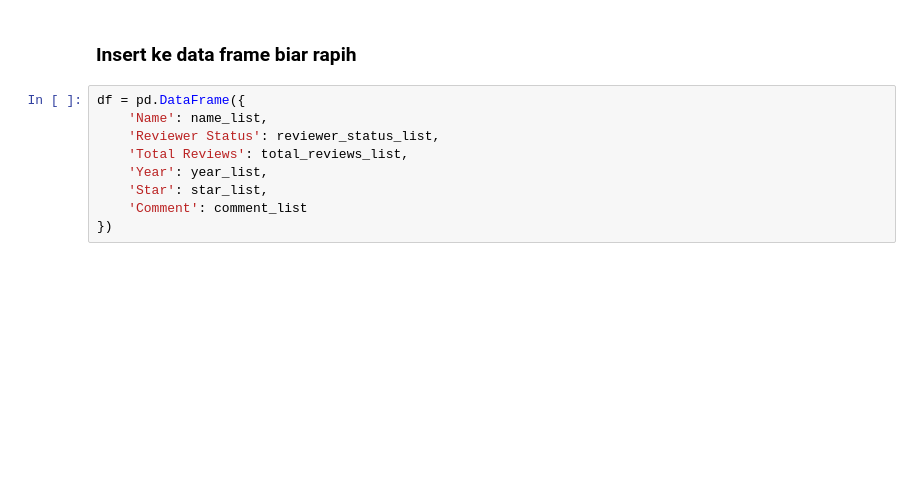
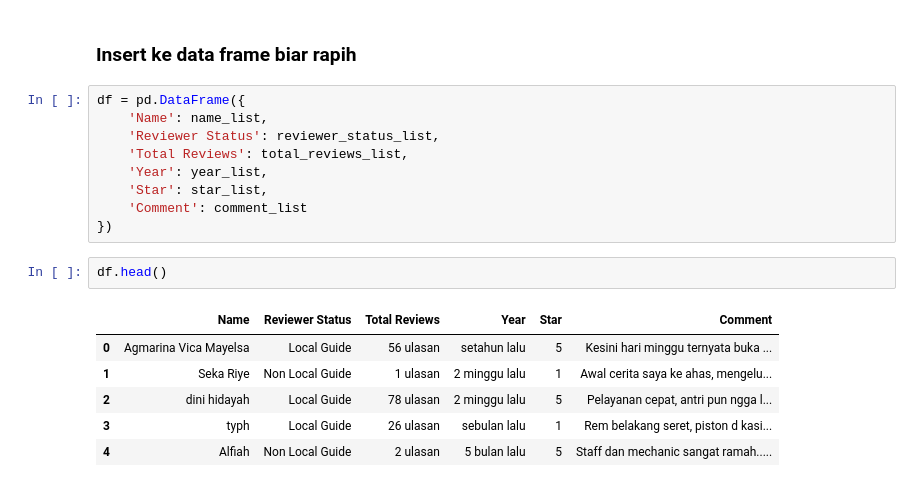
Before and after one commit to whisnumurtyga/coder-data-engineering, a Jupyter notebook: Pertemuan 5 - ScrapingWeb DS/komen.ipynb, the cells around one changed output. Drawn from its saved outputs; the diff is of its cells as text; blank space fills up the shorter version.

```diff
--- a/Pertemuan 5 - ScrapingWeb DS/komen.ipynb
+++ b/Pertemuan 5 - ScrapingWeb DS/komen.ipynb
@@ -222,6 +211,15 @@ df = pd.DataFrame({
     'Star': star_list,
     'Comment': comment_list
 })
+# %%
+df.head()
+# %% [output]
+|  | Name | Reviewer Status | Total Reviews | Year | Star | Comment |
+| 0 | Agmarina Vica Mayelsa | Local Guide | 56 ulasan | setahun lalu | 5 | Kesini hari minggu ternyata buka ... |
+| 1 | Seka Riye | Non Local Guide | 1 ulasan | 2 minggu lalu | 1 | Awal cerita saya ke ahas, mengelu... |
+| 2 | dini hidayah | Local Guide | 78 ulasan | 2 minggu lalu | 5 | Pelayanan cepat, antri pun ngga l... |
+| 3 | typh | Local Guide | 26 ulasan | sebulan lalu | 1 | Rem belakang seret, piston d kasi... |
+| 4 | Alfiah | Non Local Guide | 2 ulasan | 5 bulan lalu | 5 | Staff dan mechanic sangat ramah..... |
 # %%
 def hapus_ulasan(nilai):
     return nilai.split()[0]
```
Also changed, not shown: parts of 18 cells of this notebook.
